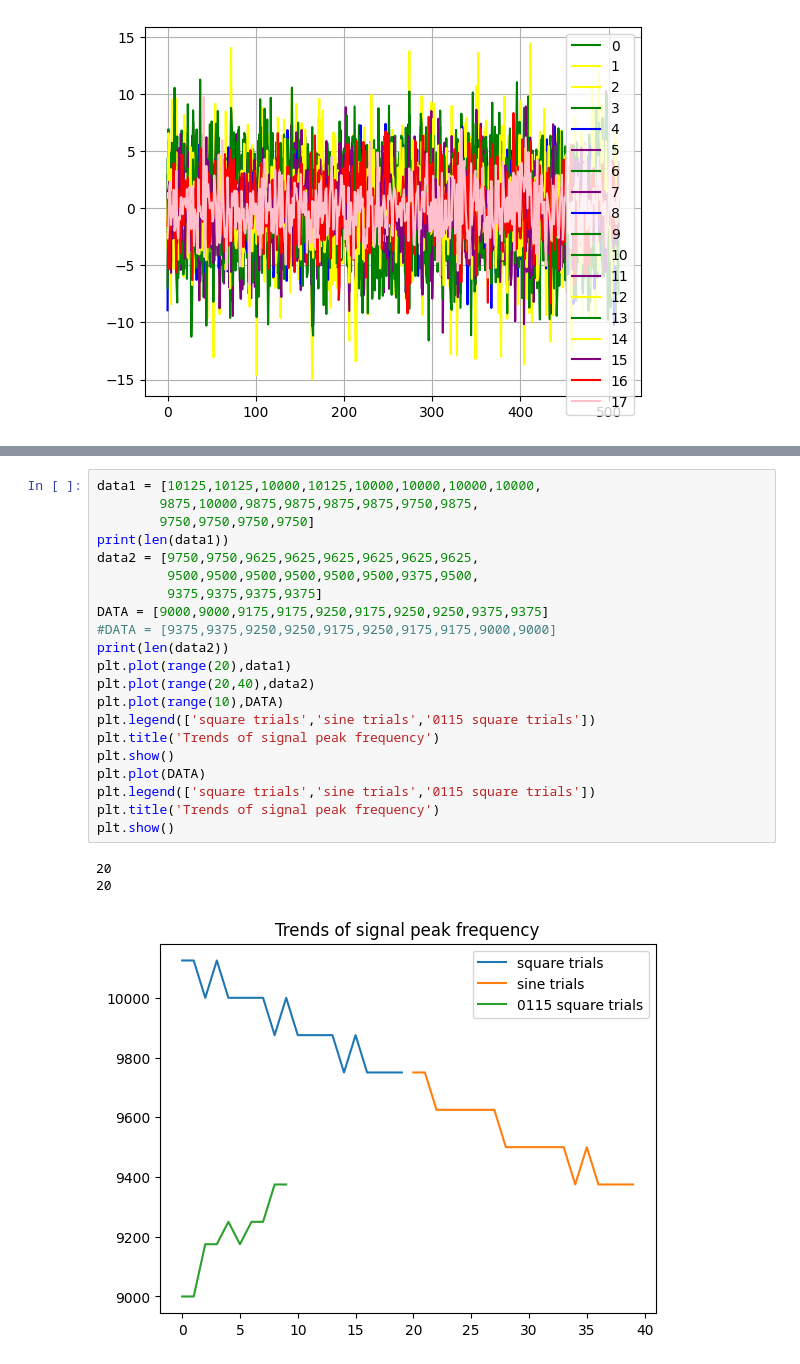
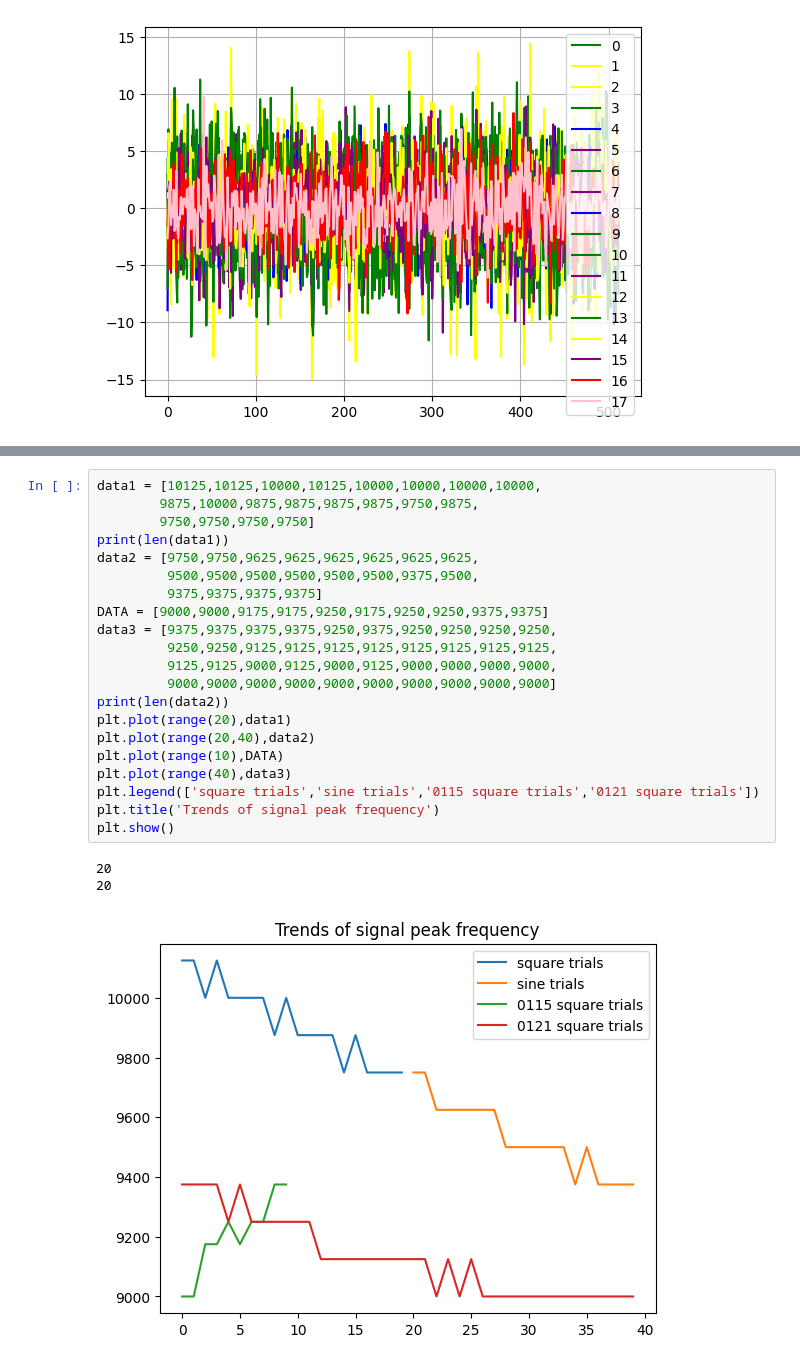
Before and after one commit to jiaxingh825/MRI-Image-Processing-using-Deep-Learning, a Jupyter notebook: ANS_Scripts/codeTestingSandbox.ipynb, the cells around one changed output, grey strips where cells are left out. Cells and saved outputs as stored; diff of their text form.

```diff
--- a/ANS_Scripts/codeTestingSandbox.ipynb
+++ b/ANS_Scripts/codeTestingSandbox.ipynb
@@ -406,25 +423,25 @@ for mode in ['AM']:
 # %%
 data1 = [10125,10125,10000,10125,10000,10000,10000,10000,
         9875,10000,9875,9875,9875,9875,9750,9875,
         9750,9750,9750,9750]
 print(len(data1))
 data2 = [9750,9750,9625,9625,9625,9625,9625,9625,
          9500,9500,9500,9500,9500,9500,9375,9500,
          9375,9375,9375,9375]
 DATA = [9000,9000,9175,9175,9250,9175,9250,9250,9375,9375]
-#DATA = [9375,9375,9250,9250,9175,9250,9175,9175,9000,9000]
+data3 = [9375,9375,9375,9375,9250,9375,9250,9250,9250,9250,
+         9250,9250,9125,9125,9125,9125,9125,9125,9125,9125,
+         9125,9125,9000,9125,9000,9125,9000,9000,9000,9000,
+         9000,9000,9000,9000,9000,9000,9000,9000,9000,9000]
 print(len(data2))
 plt.plot(range(20),data1)
 plt.plot(range(20,40),data2)
 plt.plot(range(10),DATA)
-plt.legend(['square trials','sine trials','0115 square trials'])
+plt.plot(range(40),data3)
+plt.legend(['square trials','sine trials','0115 square trials','0121 square trials'])
 plt.title('Trends of signal peak frequency')
 plt.show()
-plt.plot(DATA)
-plt.legend(['square trials','sine trials','0115 square trials'])
-plt.title('Trends of signal peak frequency')
-plt.show()
 # %% [output]
 20
 20
-[figure, old version]
+[figure, new version]
```
Also changed, not shown: parts of 9 cells of this notebook.
